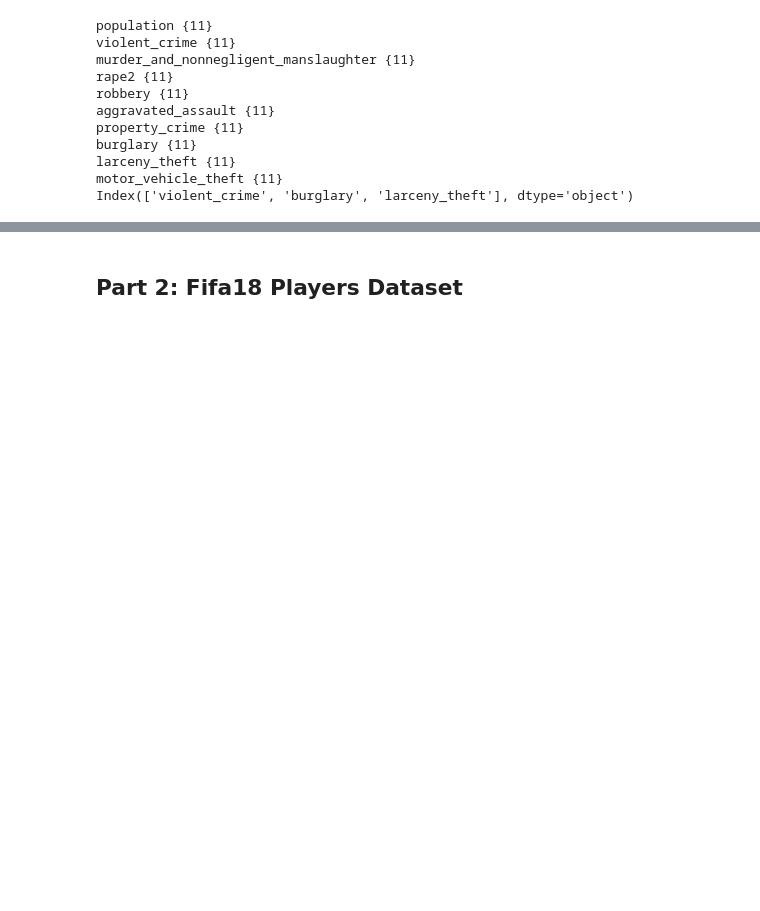
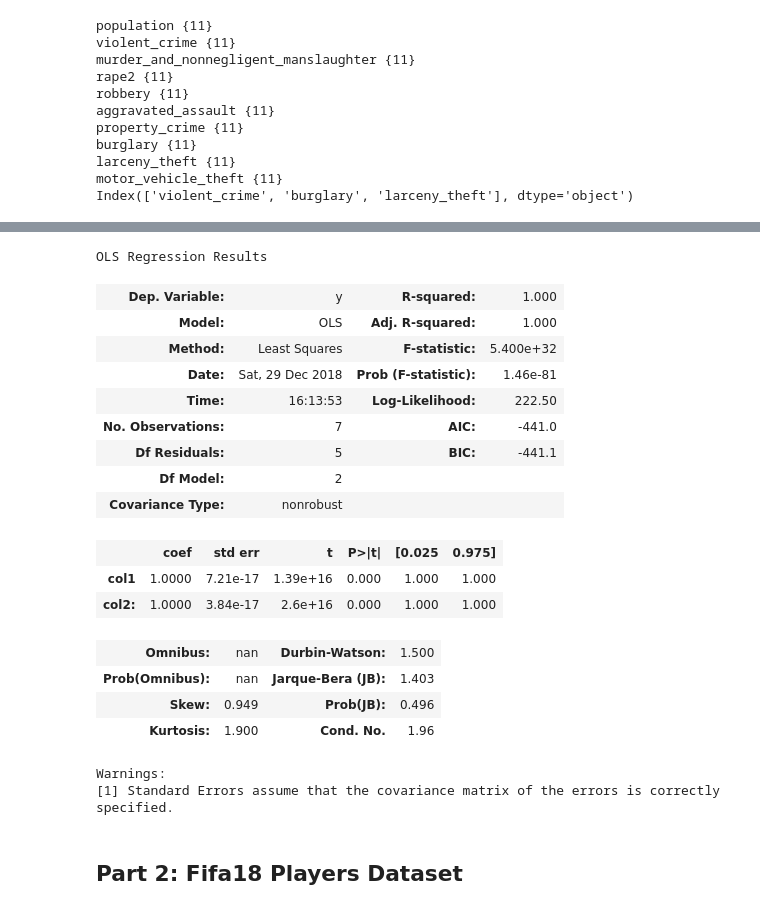
Before and after one commit to Tinsae/Thinkful-Data-Science, a Jupyter notebook: DS/Unit 3/3.3.4 Challenge.ipynb, the cells around one changed output, grey strips where cells are left out. Saved outputs shown, nothing was run; the diff lists cells and outputs as text; code cells hidden in the pictures; blank space fills up the shorter version.

```diff
--- a/DS/Unit 3/3.3.4 Challenge.ipynb
+++ b/DS/Unit 3/3.3.4 Challenge.ipynb
@@ -430,3 +448,30 @@ modelD.score(X_texas_t, y_texas)
+# %%
+import statsmodels.api as sm
+sample_x = pd.DataFrame({"col1": [50,0,3,14,5,36,7], "col2:":[8,12,31,5,107,8,41]})
+sample_y = sample_x.sum(axis=1)
+model = sm.OLS(sample_y,sample_x)
+results = model.fit()
+results.summary()
+# %% [output]
+OLS Regression Results
+| Dep. Variable: | y | R-squared: | 1.000 |
+| Model: | OLS | Adj. R-squared: | 1.000 |
+| Method: | Least Squares | F-statistic: | 5.400e+32 |
+| Date: | Sat, 29 Dec 2018 | Prob (F-statistic): | 1.46e-81 |
+| Time: | 16:13:53 | Log-Likelihood: | 222.50 |
+| No. Observations: | 7 | AIC: | -441.0 |
+| Df Residuals: | 5 | BIC: | -441.1 |
+| Df Model: | 2 |  |  |
+| Covariance Type: | nonrobust |  |  |
+|  | coef | std err | t | P>|t| | [0.025 | 0.975] |
+| col1 | 1.0000 | 7.21e-17 | 1.39e+16 | 0.000 | 1.000 | 1.000 |
+| col2: | 1.0000 | 3.84e-17 | 2.6e+16 | 0.000 | 1.000 | 1.000 |
+| Omnibus: | nan | Durbin-Watson: | 1.500 |
+| Prob(Omnibus): | nan | Jarque-Bera (JB): | 1.403 |
+| Skew: | 0.949 | Prob(JB): | 0.496 |
+| Kurtosis: | 1.900 | Cond. No. | 1.96 |
+Warnings:
+[1] Standard Errors assume that the covariance matrix of the errors is correctly specified.
 # %% [markdown]
 ## Part 2: Fifa18 Players Dataset
 # %% [markdown]
```
Also changed, not shown: parts of 5 cells of this notebook, 2 other files.
